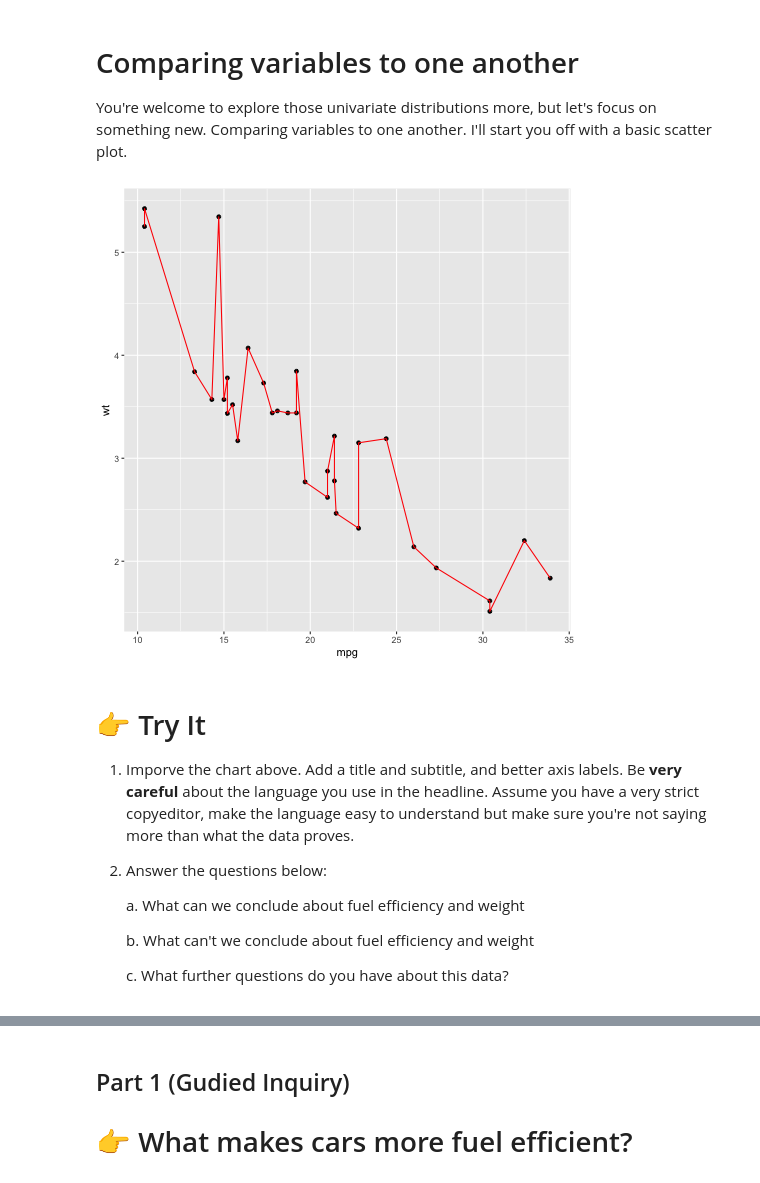
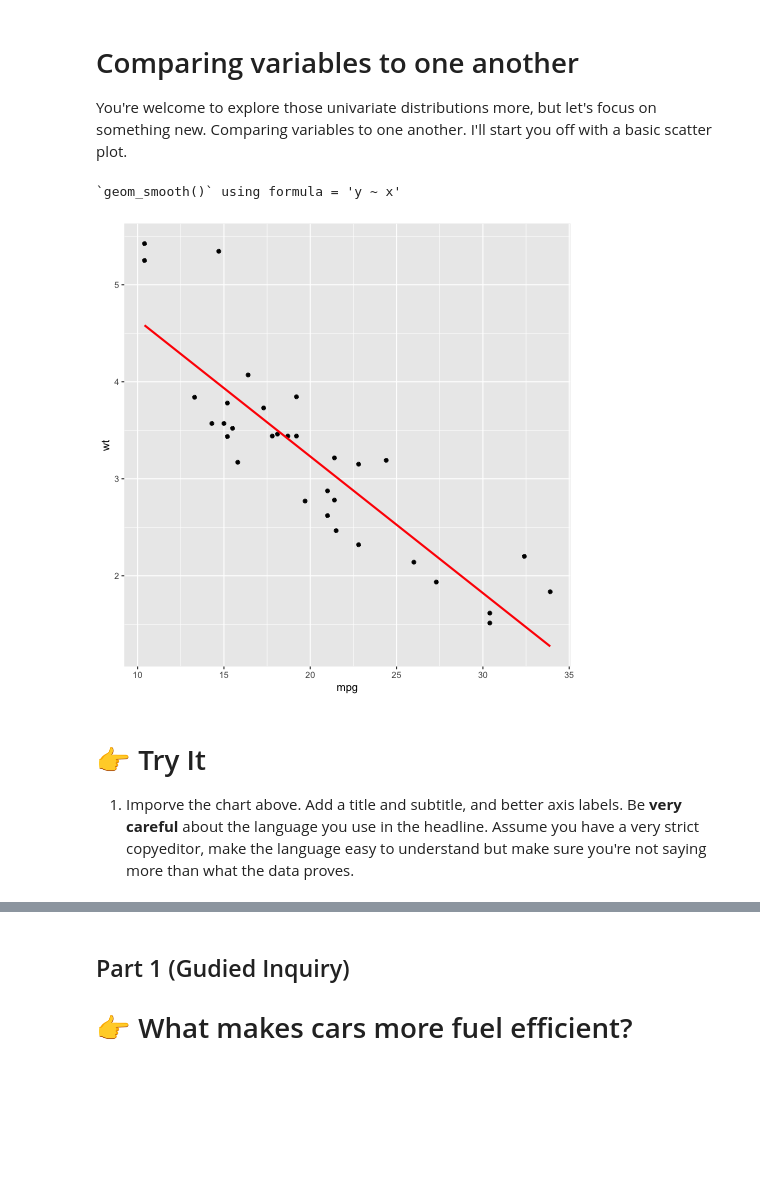
Before and after one commit to data4news-students/mtcars-exploratory-AhanPenkar, a Jupyter notebook: notebook.ipynb, the cells around one changed output, grey strips where cells are left out. Drawn from its saved outputs; the diff is of its cells as text; code cells hidden in the pictures; blank space fills up the shorter version.

```diff
--- a/notebook.ipynb
+++ b/notebook.ipynb
@@ -205,9 +205,10 @@ You're welcome to explore those univariate distributions more, but let's focus o
 # %%
 %%R
 
 ggplot(mtcars) +
     aes(x=mpg, y=wt) +
     geom_point() +
-    geom_line(colour='red')
+    geom_smooth(colour='red', method='lm', se=FALSE)
 # %% [output]
+`geom_smooth()` using formula = 'y ~ x'
-[figure, old version]
+[figure, new version]
@@ -215,11 +222,3 @@ ggplot(mtcars) +
 # 👉 Try It
 
 1. Imporve the chart above. Add a title and subtitle, and better axis labels. Be **very careful** about the language you use in the headline. Assume you have a very strict copyeditor, make the language easy to understand but make sure you're not saying more than what the data proves.
-
-2. Answer the questions below:
-
-    a. What can we conclude about fuel efficiency and weight
-
-    b. What can't we conclude about fuel efficiency and weight
-
-    c. What further questions do you have about this data?
```
Also changed, not shown: parts of 7 cells of this notebook.
